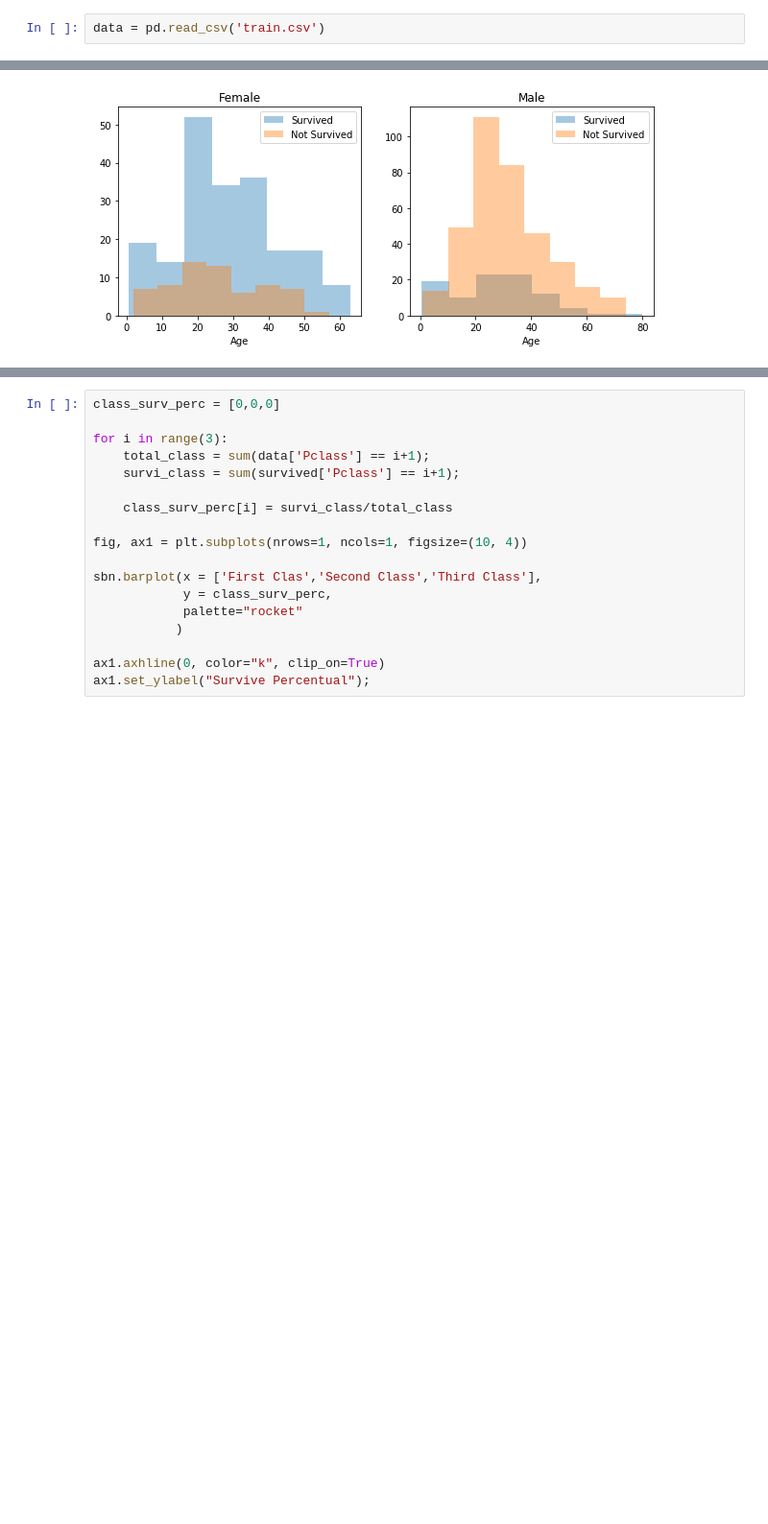
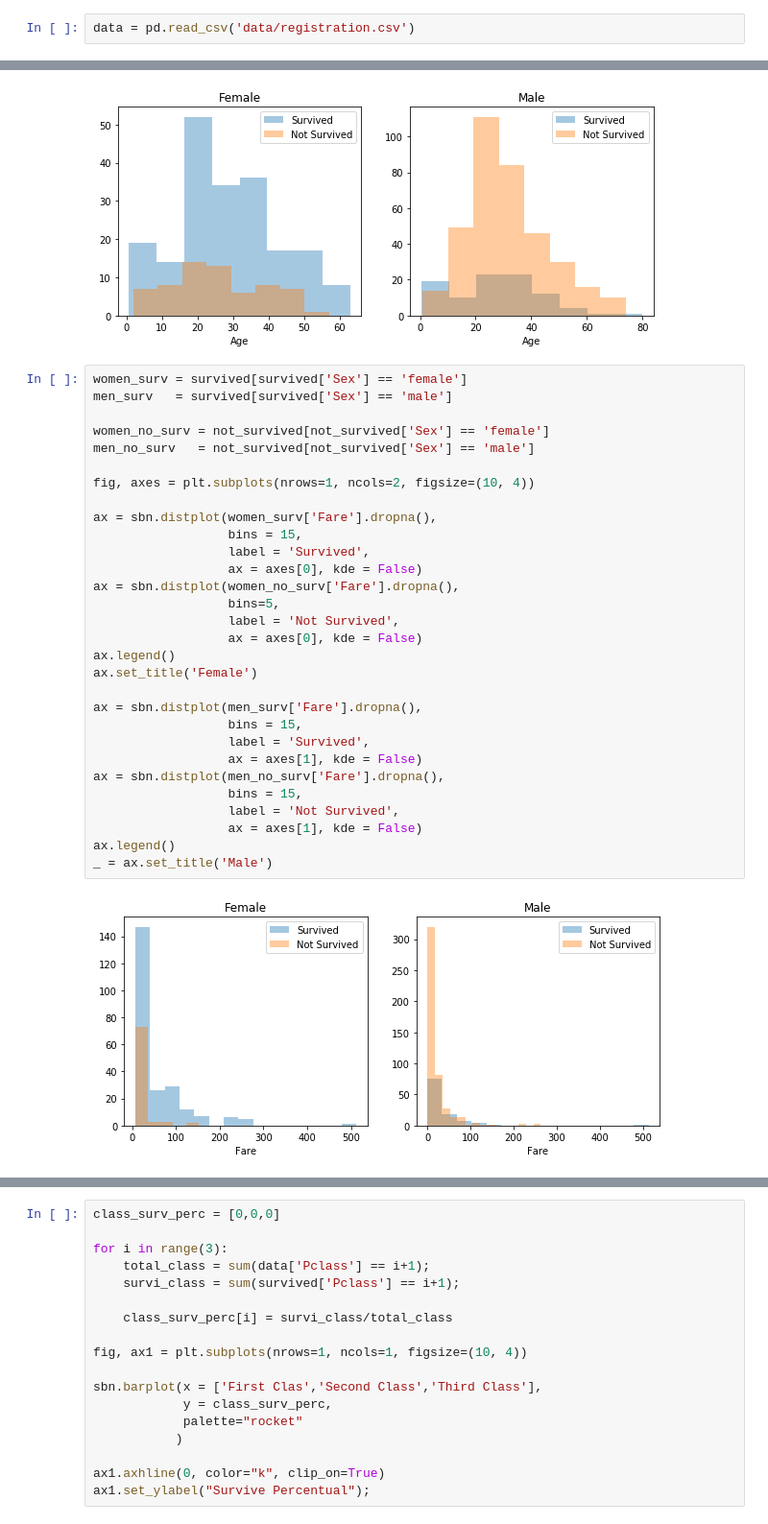
Before and after one commit to soaresjh/Data-Science-Portfolio, a Jupyter notebook: titanic/Problem_Analytics.ipynb, the cells around one changed output, grey strips where cells are left out. Shown: that part at 96% size. Drawn from its saved outputs; the diff is of its cells as text; blank space fills up the shorter version.

```diff
--- a/titanic/1_Titanic_Problem_Analytics.ipynb
+++ b/titanic/Problem_Analytics.ipynb
@@ -15,7 +15,7 @@ import numpy as np
 import matplotlib.pyplot as plt
 import seaborn as sbn
 # %%
-data = pd.read_csv('train.csv')
+data = pd.read_csv('data/registration.csv')
 # %%
 data.head(3)
 # %% [output]
@@ -58,3 +58,35 @@ ax.legend()
 _ = ax.set_title('Male')
 # %% [output]
 [figure]
+# %%
+women_surv = survived[survived['Sex'] == 'female']
+men_surv   = survived[survived['Sex'] == 'male']
+
+women_no_surv = not_survived[not_survived['Sex'] == 'female']
+men_no_surv   = not_survived[not_survived['Sex'] == 'male']
+
+fig, axes = plt.subplots(nrows=1, ncols=2, figsize=(10, 4))
+
+ax = sbn.distplot(women_surv['Fare'].dropna(),
+                  bins = 15,
+                  label = 'Survived',
+                  ax = axes[0], kde = False)
+ax = sbn.distplot(women_no_surv['Fare'].dropna(),
+                  bins=5,
+                  label = 'Not Survived',
+                  ax = axes[0], kde = False)
+ax.legend()
+ax.set_title('Female')
+
+ax = sbn.distplot(men_surv['Fare'].dropna(),
+                  bins = 15,
+                  label = 'Survived',
+                  ax = axes[1], kde = False)
+ax = sbn.distplot(men_no_surv['Fare'].dropna(),
+                  bins = 15,
+                  label = 'Not Survived',
+                  ax = axes[1], kde = False)
+ax.legend()
+_ = ax.set_title('Male')
+# %% [output]
+[figure, added]
```
Also changed, not shown: parts of 2 cells of this notebook, 22 other files.
